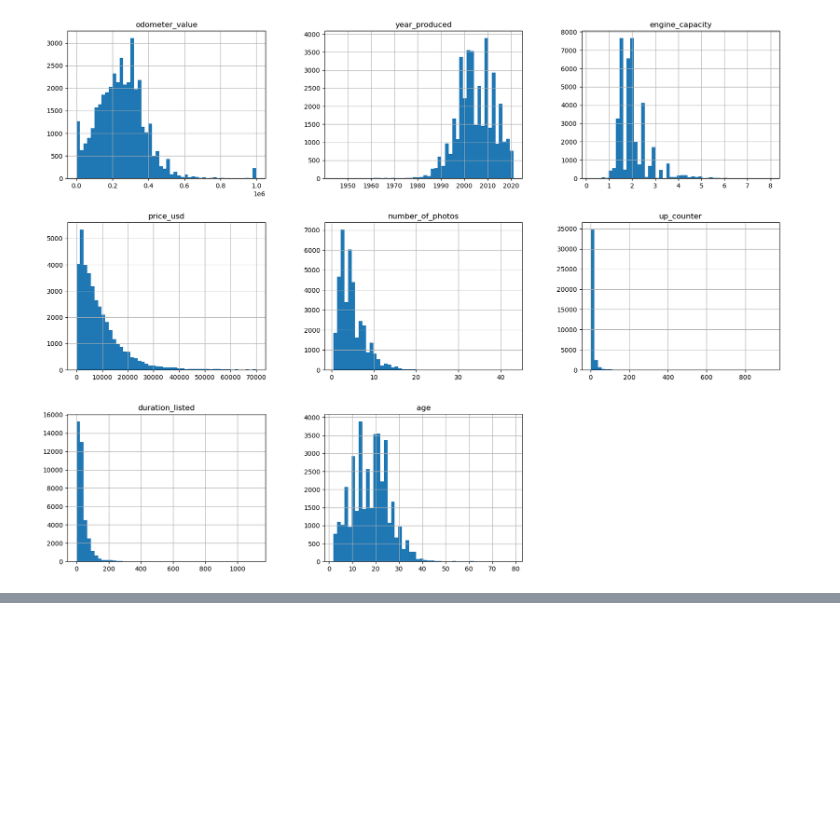
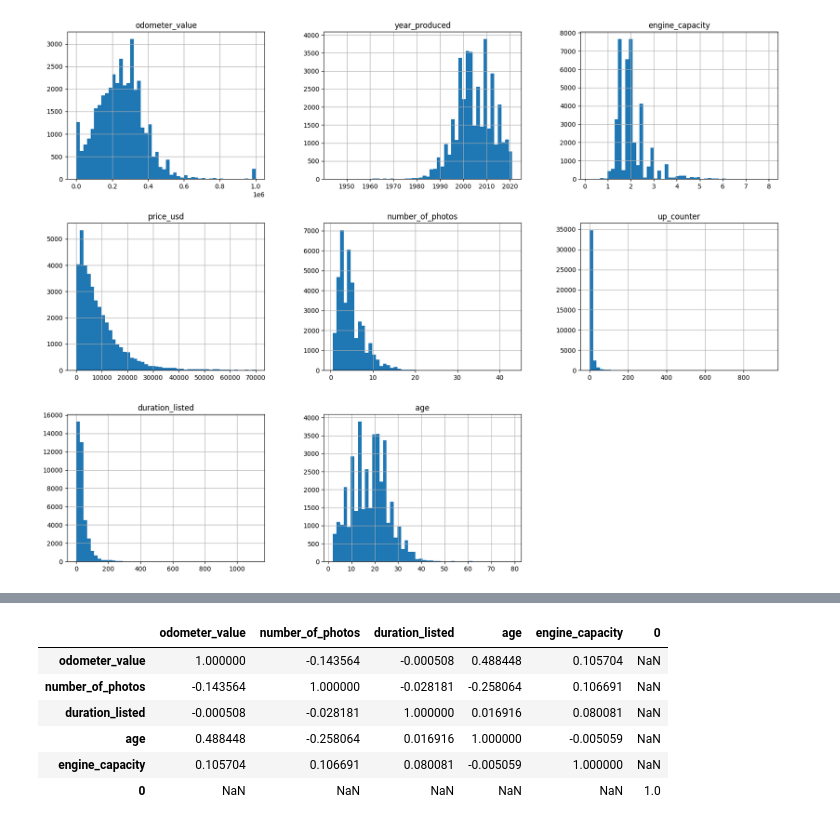
Before and after one commit to Jiffy953/School, a Jupyter notebook: School_Spring2023/Machine_Learning/usedCarPricesRegression/usedCarPrices.ipynb, the cells around one changed output, grey strips where cells are left out. Saved outputs shown, nothing was run; the diff lists cells and outputs as text; code cells hidden in the pictures; blank space fills up the shorter version.

```diff
--- a/School_Spring2023/Machine_Learning/usedCarPricesRegression/usedCarPrices.ipynb
+++ b/School_Spring2023/Machine_Learning/usedCarPricesRegression/usedCarPrices.ipynb
@@ -179,0 +234,14 @@ dtype: float64
+# %%
+X = X[["odometer_value", "number_of_photos", "duration_listed", "age", "engine_capacity"]]
+X=X.dropna()
+# %%
+temp = pd.DataFrame(pd.concat([X, y]))
+temp.corr()
+# %% [output]
+|  | odometer_value | number_of_photos | duration_listed | age | engine_capacity | 0 |
+| odometer_value | 1.000000 | -0.143564 | -0.000508 | 0.488448 | 0.105704 | NaN |
+| number_of_photos | -0.143564 | 1.000000 | -0.028181 | -0.258064 | 0.106691 | NaN |
+| duration_listed | -0.000508 | -0.028181 | 1.000000 | 0.016916 | 0.080081 | NaN |
+| age | 0.488448 | -0.258064 | 0.016916 | 1.000000 | -0.005059 | NaN |
+| engine_capacity | 0.105704 | 0.106691 | 0.080081 | -0.005059 | 1.000000 | NaN |
+| 0 | NaN | NaN | NaN | NaN | NaN | 1.0 |
```
Also changed, not shown: parts of 13 cells of this notebook, 1 other file.
